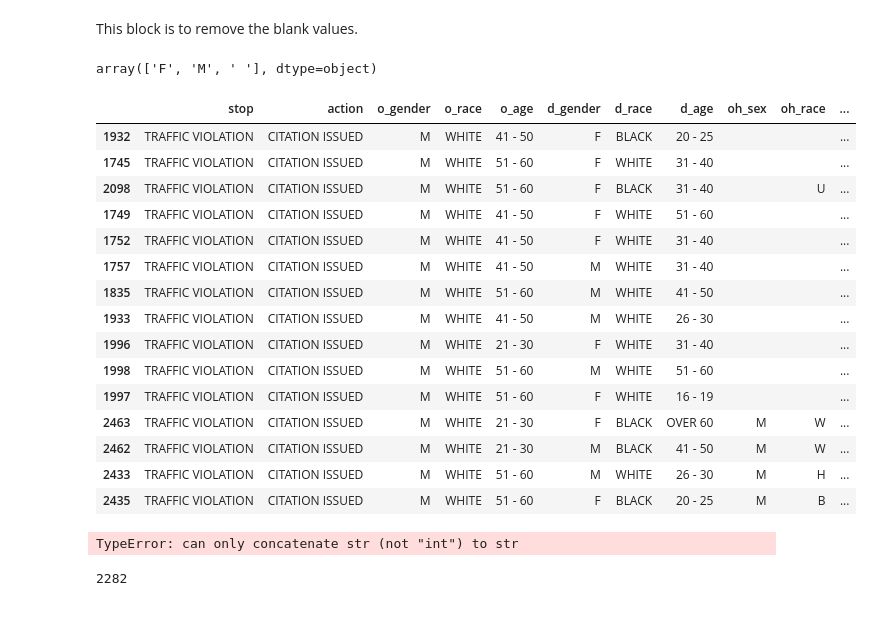
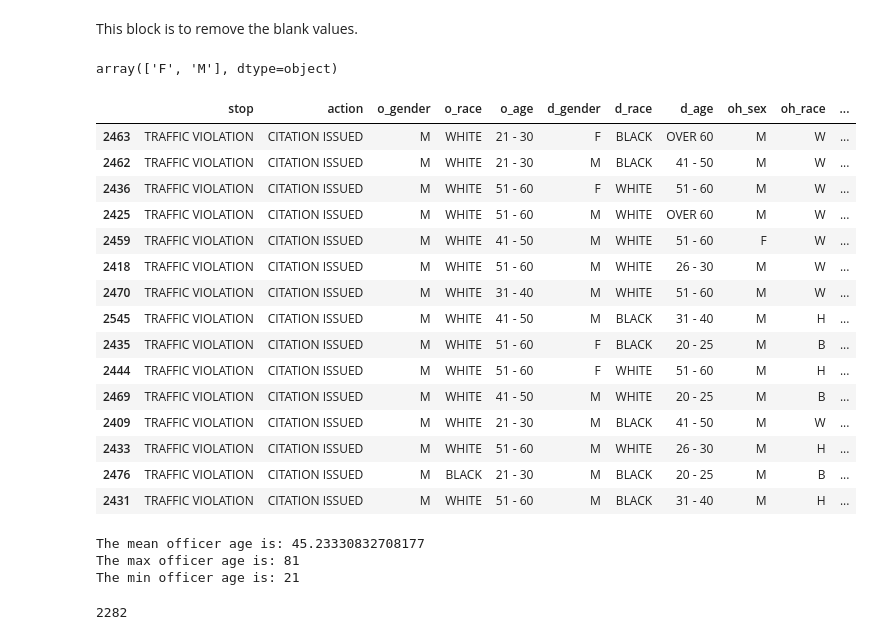
Before and after one commit to dmorton714/lmpd, a Jupyter notebook: lmpd_cleaned.ipynb, the cells around one changed output. Cells and saved outputs as stored; diff of their text form; code cells hidden in the pictures.

Commit message:
fixed a few issues

```diff
--- a/lmpd_cleaned.ipynb
+++ b/lmpd_cleaned.ipynb
@@ -79,3 +79,13 @@ df3.head()
 | 2 | M | A | 40 - 49 | 49 |
 | 3 | M | W | 50 - 59 | 51 |
 | 4 | M | W | OVER 60 | 60 |
+# %%
+df3.dropna(
+      axis=0,
+    how='any',
+    thresh=None,
+    subset=None,
+    inplace=True
+)
+df3.sort_values(by=['oh_age'], inplace=True)
+df3.head(15)
@@ -130,42 +157,44 @@ This block is to remove the blank values.
 df4['oh_sex'] = df4['oh_sex'].fillna(' ')
 df4.oh_sex.unique()
 # %% [output]
-array(['F', 'M', ' '], dtype=object)
+array(['F', 'M'], dtype=object)
 # %%
 # df4.groupby(by='oh_age')
 # df4.sort_values('oh_age')
 # df4.sort_values(by=['oh_age'], ascending=True)
 # sorted_df = df4.sort_values(by=['oh_age'], ascending=True)
 df4.sort_values(by=['oh_age'], inplace=True)
 # df4.replace(np. nan,0)
 # df4.replace(0, np.nan), inplace=True
 # df4.fillna(value=0, np.na, inplace=True)
-df4.oh_age.replace(to_replace = 0, value = " ", inplace=True)
+df4.oh_age.replace(to_replace = 0, value = "NaN ", inplace=True)
 # df4.oh_sex.replace(to_replace = '' , value = "U", inplace=True)
 df4.head(15)
 # %% [output]
 |  | stop | action | o_gender | o_race | o_age | d_gender | d_race | d_age | oh_sex | oh_race | ... |
-| 1932 | TRAFFIC VIOLATION | CITATION ISSUED | M | WHITE | 41 - 50 | F | BLACK | 20 - 25 |  |  | ... |
-| 1745 | TRAFFIC VIOLATION | CITATION ISSUED | M | WHITE | 51 - 60 | F | WHITE | 31 - 40 |  |  | ... |
-| 2098 | TRAFFIC VIOLATION | CITATION ISSUED | M | WHITE | 51 - 60 | F | BLACK | 31 - 40 |  | U | ... |
-| 1749 | TRAFFIC VIOLATION | CITATION ISSUED | M | WHITE | 41 - 50 | F | WHITE | 51 - 60 |  |  | ... |
-| 1752 | TRAFFIC VIOLATION | CITATION ISSUED | M | WHITE | 41 - 50 | F | WHITE | 31 - 40 |  |  | ... |
-| 1757 | TRAFFIC VIOLATION | CITATION ISSUED | M | WHITE | 41 - 50 | M | WHITE | 31 - 40 |  |  | ... |
-| 1835 | TRAFFIC VIOLATION | CITATION ISSUED | M | WHITE | 51 - 60 | M | WHITE | 41 - 50 |  |  | ... |
-| 1933 | TRAFFIC VIOLATION | CITATION ISSUED | M | WHITE | 41 - 50 | M | WHITE | 26 - 30 |  |  | ... |
-| 1996 | TRAFFIC VIOLATION | CITATION ISSUED | M | WHITE | 21 - 30 | F | WHITE | 31 - 40 |  |  | ... |
-| 1998 | TRAFFIC VIOLATION | CITATION ISSUED | M | WHITE | 51 - 60 | M | WHITE | 51 - 60 |  |  | ... |
-| 1997 | TRAFFIC VIOLATION | CITATION ISSUED | M | WHITE | 51 - 60 | F | WHITE | 16 - 19 |  |  | ... |
 | 2463 | TRAFFIC VIOLATION | CITATION ISSUED | M | WHITE | 21 - 30 | F | BLACK | OVER 60 | M | W | ... |
 | 2462 | TRAFFIC VIOLATION | CITATION ISSUED | M | WHITE | 21 - 30 | M | BLACK | 41 - 50 | M | W | ... |
+| 2436 | TRAFFIC VIOLATION | CITATION ISSUED | M | WHITE | 51 - 60 | F | WHITE | 51 - 60 | M | W | ... |
+| 2425 | TRAFFIC VIOLATION | CITATION ISSUED | M | WHITE | 51 - 60 | M | WHITE | OVER 60 | M | W | ... |
+| 2459 | TRAFFIC VIOLATION | CITATION ISSUED | M | WHITE | 41 - 50 | M | WHITE | 51 - 60 | F | W | ... |
+| 2418 | TRAFFIC VIOLATION | CITATION ISSUED | M | WHITE | 51 - 60 | M | WHITE | 26 - 30 | M | W | ... |
+| 2470 | TRAFFIC VIOLATION | CITATION ISSUED | M | WHITE | 31 - 40 | M | WHITE | 51 - 60 | M | W | ... |
+| 2545 | TRAFFIC VIOLATION | CITATION ISSUED | M | WHITE | 41 - 50 | M | BLACK | 31 - 40 | M | H | ... |
+| 2435 | TRAFFIC VIOLATION | CITATION ISSUED | M | WHITE | 51 - 60 | F | BLACK | 20 - 25 | M | B | ... |
+| 2444 | TRAFFIC VIOLATION | CITATION ISSUED | M | WHITE | 51 - 60 | F | WHITE | 51 - 60 | M | H | ... |
+| 2469 | TRAFFIC VIOLATION | CITATION ISSUED | M | WHITE | 41 - 50 | M | WHITE | 20 - 25 | M | B | ... |
+| 2409 | TRAFFIC VIOLATION | CITATION ISSUED | M | WHITE | 21 - 30 | M | BLACK | 41 - 50 | M | W | ... |
 | 2433 | TRAFFIC VIOLATION | CITATION ISSUED | M | WHITE | 51 - 60 | M | WHITE | 26 - 30 | M | H | ... |
-| 2435 | TRAFFIC VIOLATION | CITATION ISSUED | M | WHITE | 51 - 60 | F | BLACK | 20 - 25 | M | B | ... |
+| 2476 | TRAFFIC VIOLATION | CITATION ISSUED | M | BLACK | 21 - 30 | M | BLACK | 20 - 25 | M | B | ... |
+| 2431 | TRAFFIC VIOLATION | CITATION ISSUED | M | WHITE | 51 - 60 | M | BLACK | 31 - 40 | M | H | ... |
 # %%
 print("The mean officer age is:", df4['oh_age'].mean())
 print("The max officer age is:", df4['oh_age'].max())
 print("The min officer age is:", df4['oh_age'].min())
 # %% [output]
-TypeError: can only concatenate str (not "int") to str
+The mean officer age is: 45.23330832708177
+The max officer age is: 81
+The min officer age is: 21
 # %%
 sum(df4.oh_sex == 'M')
 # %% [output]
```
Also changed, not shown: parts of 8 cells of this notebook.
